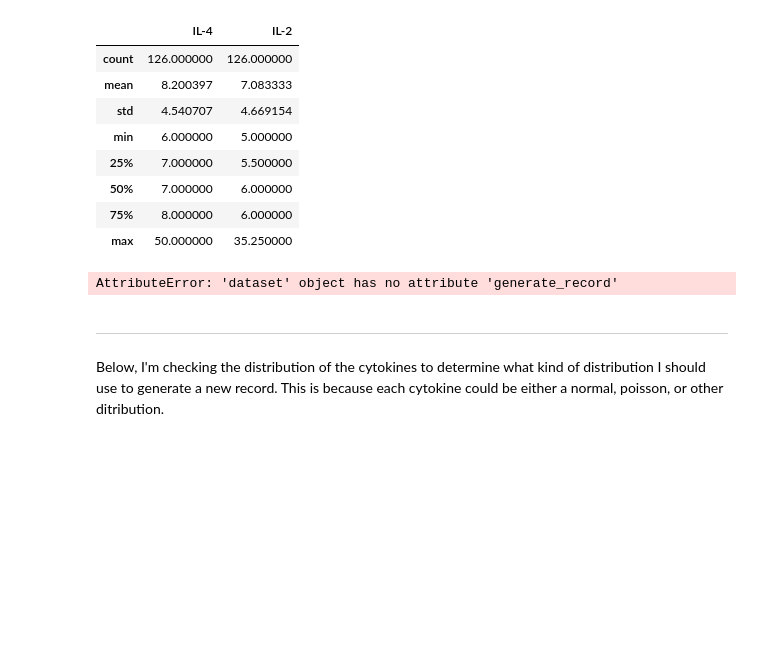
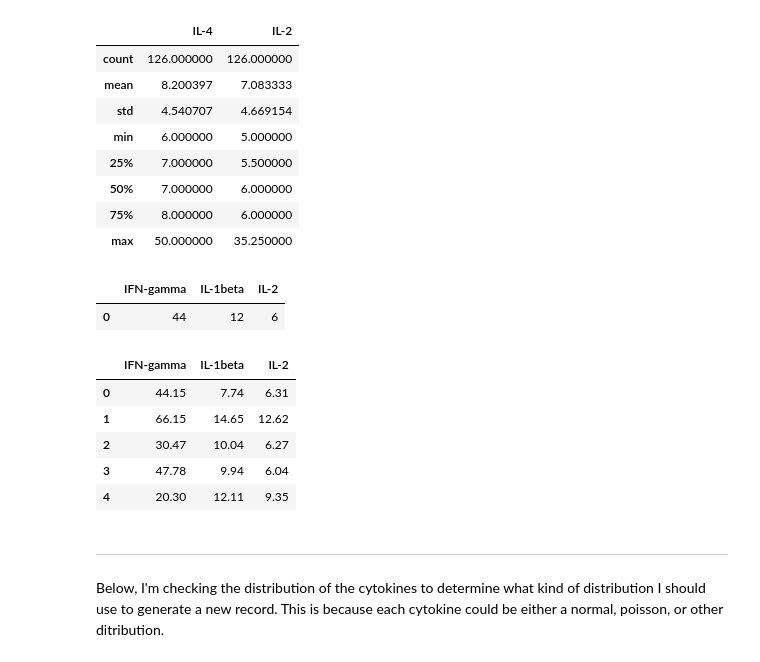
Before and after one commit to ppptrice/DATA440_Project, a Jupyter notebook: test_generate_data.ipynb, the cells around one changed output. Cells and saved outputs as stored; diff of their text form; code cells hidden in the pictures; blank space fills up the shorter version.

```diff
--- a/test_generate_data.ipynb
+++ b/test_generate_data.ipynb
@@ -306,13 +306,21 @@ dataset3.get_summary()
 | max | 50.000000 | 35.250000 |
 # %%
 # test generate_record
-dataset_cyto.generate_record(cols = ['IFN-gamma','IL-1beta', 'IL-2'])
+dataset_cyto.generate_records(cols = ['IFN-gamma','IL-1beta', 'IL-2'])
 # %% [output]
-AttributeError: 'dataset' object has no attribute 'generate_record'
+|  | IFN-gamma | IL-1beta | IL-2 |
+| 0 | 44 | 12 | 6 |
 # %%
-dataset_cyto.generate_record(cols = ['IFN-gamma','IL-1beta', 'IL-2'],
+dataset_cyto.generate_records(cols = ['IFN-gamma','IL-1beta', 'IL-2'],
                              n_records=5,
                              distribution='normal')
+# %% [output]
+|  | IFN-gamma | IL-1beta | IL-2 |
+| 0 | 44.15 | 7.74 | 6.31 |
+| 1 | 66.15 | 14.65 | 12.62 |
+| 2 | 30.47 | 10.04 | 6.27 |
+| 3 | 47.78 | 9.94 | 6.04 |
+| 4 | 20.30 | 12.11 | 9.35 |
 # %% [markdown]
 ---
 Below, I'm checking the distribution of the cytokines to determine what kind of distribution I should use to generate a new record. This is because each cytokine could be either a normal, poisson, or other ditribution.
```
Also changed, not shown: parts of 5 cells of this notebook, 3 other files.
